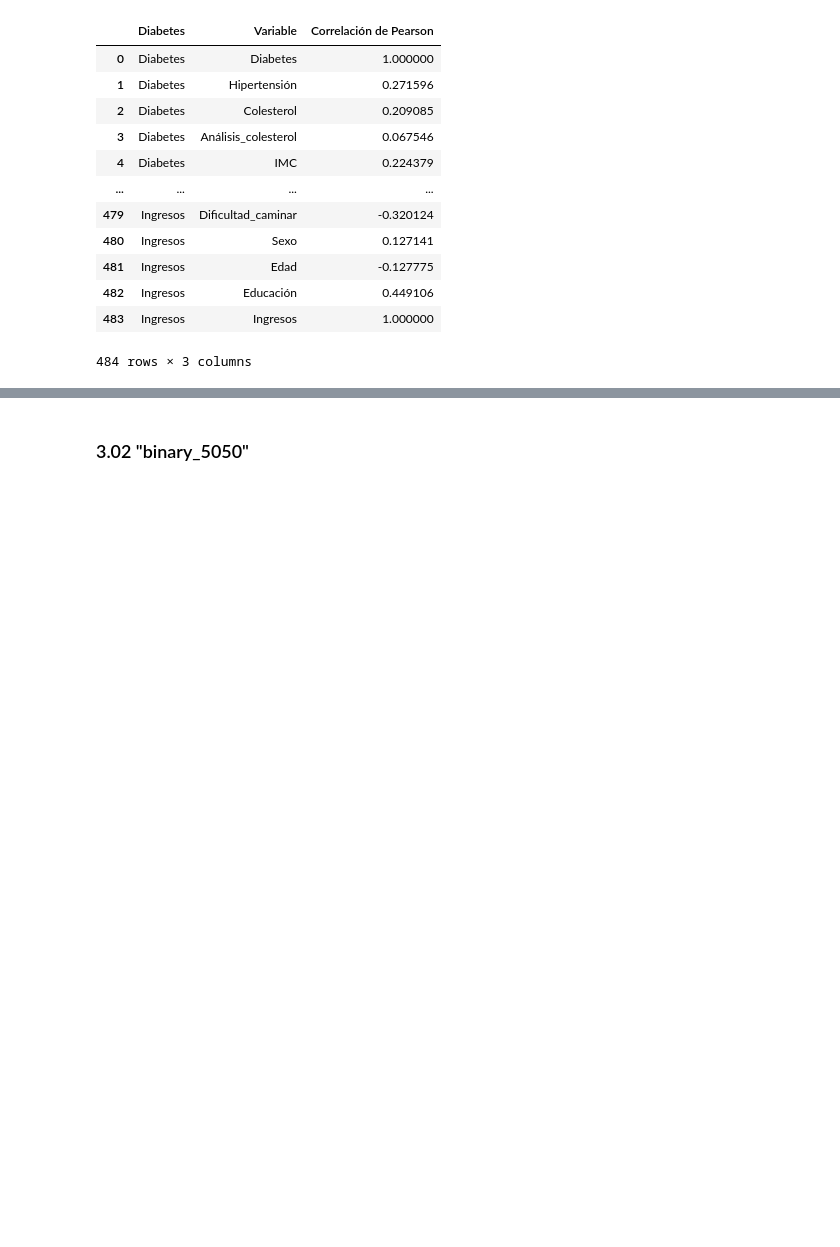
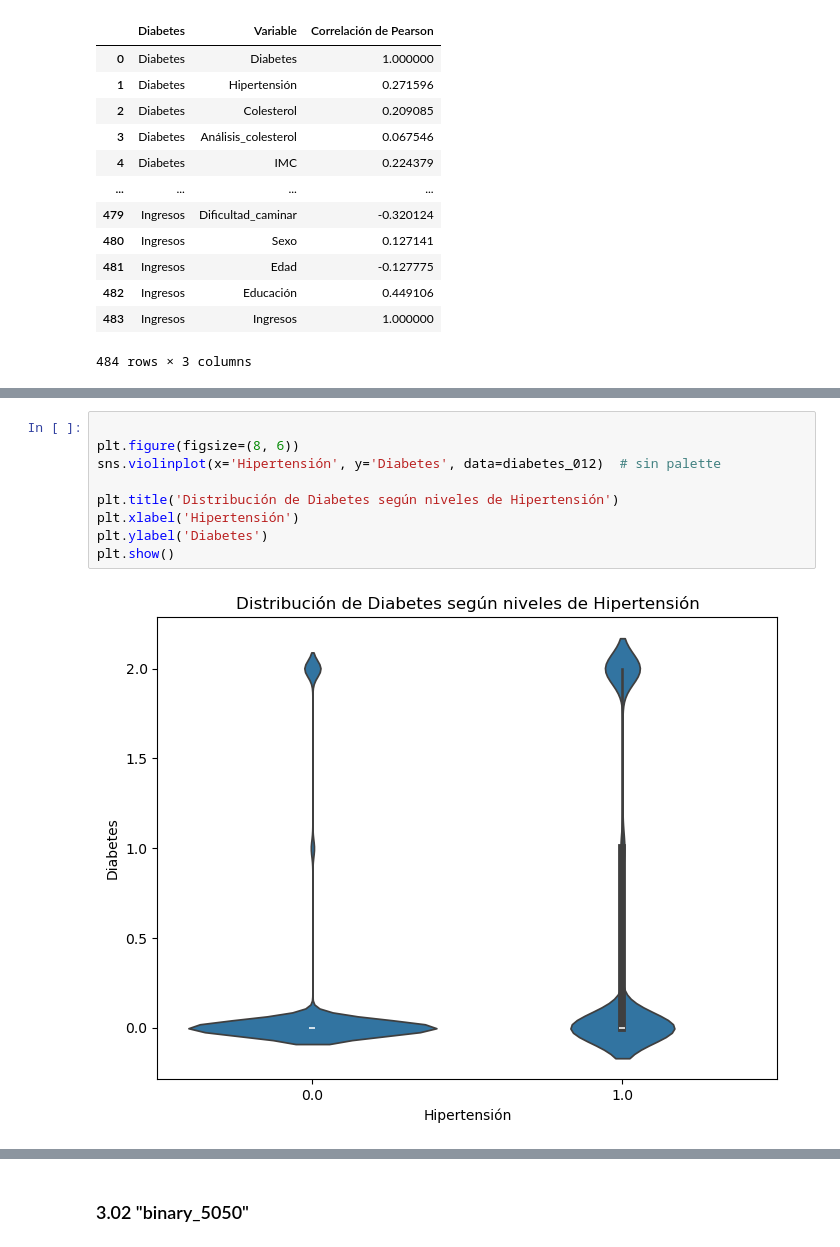
Before and after one commit to alexia-gm/Diabetes, a Jupyter notebook: prediccion_diabetes_doc.ipynb, the cells around one changed output, grey strips where cells are left out. Drawn from its saved outputs; the diff is of its cells as text; blank space fills up the shorter version.

```diff
--- a/prediccion_diabetes_doc.ipynb
+++ b/prediccion_diabetes_doc.ipynb
@@ -563,0 +594,11 @@ correlacion_1
+# %%
+
+plt.figure(figsize=(8, 6))
+sns.violinplot(x='Hipertensión', y='Diabetes', data=diabetes_012)  # sin palette
+
+plt.title('Distribución de Diabetes según niveles de Hipertensión')
+plt.xlabel('Hipertensión')
+plt.ylabel('Diabetes')
+plt.show()
+# %% [output]
+[figure, added]
```
Also changed, not shown: parts of 11 cells of this notebook.
